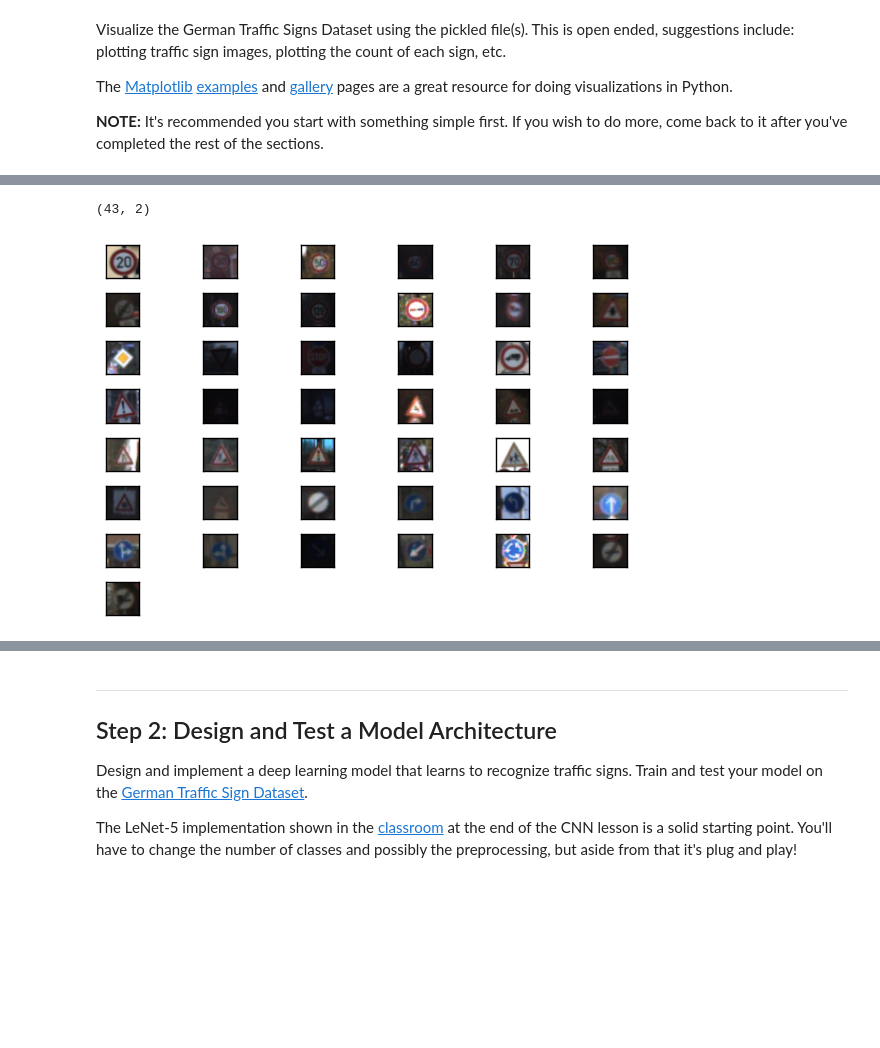
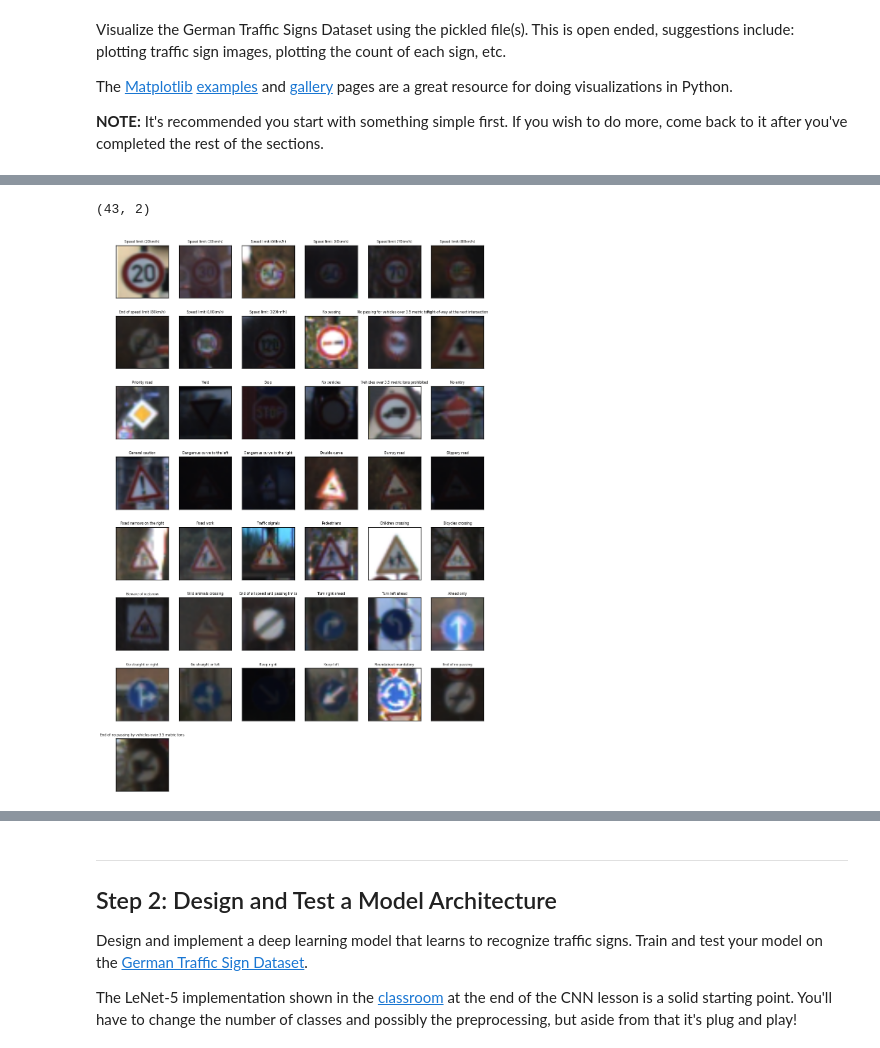
Before and after one commit to PhilippeW83440/SDCND, a Jupyter notebook: CarND-Traffic-Sign-Classifier-Project/Traffic_Sign_Classifier.ipynb, the cells around one changed output, grey strips where cells are left out. Drawn from its saved outputs; the diff is of its cells as text; code cells hidden in the pictures; blank space fills up the shorter version.

Commit message:
CarND-Traffic-Sign-Classifier-Project almost ready

```diff
--- a/CarND-Traffic-Sign-Classifier-Project/Traffic_Sign_Classifier.ipynb
+++ b/CarND-Traffic-Sign-Classifier-Project/Traffic_Sign_Classifier.ipynb
@@ -184,20 +185,23 @@ plt.imshow(image)
 # %%
+plt.rcParams['figure.figsize'] = (12.0, 18.0)
+#plt.rcParams['image.interpolation'] = 'nearest'
+
 print(df.shape)
 unique, index, counts = np.unique(y_train, return_index=True, return_counts=True)
 fig = plt.figure()
 for label in range(0, len(unique)):
     #plt.title('Label %d: %s' % (label, df.loc[label]['SignName']))
     #plt.imshow(X_train[index[label]])
     ax = fig.add_subplot(8, 6, label+1)
-    #ax.set_title('%s' % (df.loc[label]['SignName']), fontsize=4)
+    ax.set_title('%s' % (df.loc[label]['SignName']), fontsize=6)
     ax.imshow(X_train[index[label]])
     plt.xticks(np.array([]))
     plt.yticks(np.array([]))
-plt.tight_layout()
-#plt.show()
+#plt.tight_layout()
+plt.show()
 # %% [output]
 (43, 2)
-[figure, old version]
+[figure, new version]
 # %%
 #count of each type image
 unique, index, counts = np.unique(y_train, return_index=True, return_counts=True)
```
Also changed, not shown: parts of 26 cells of this notebook, 4 other files.
